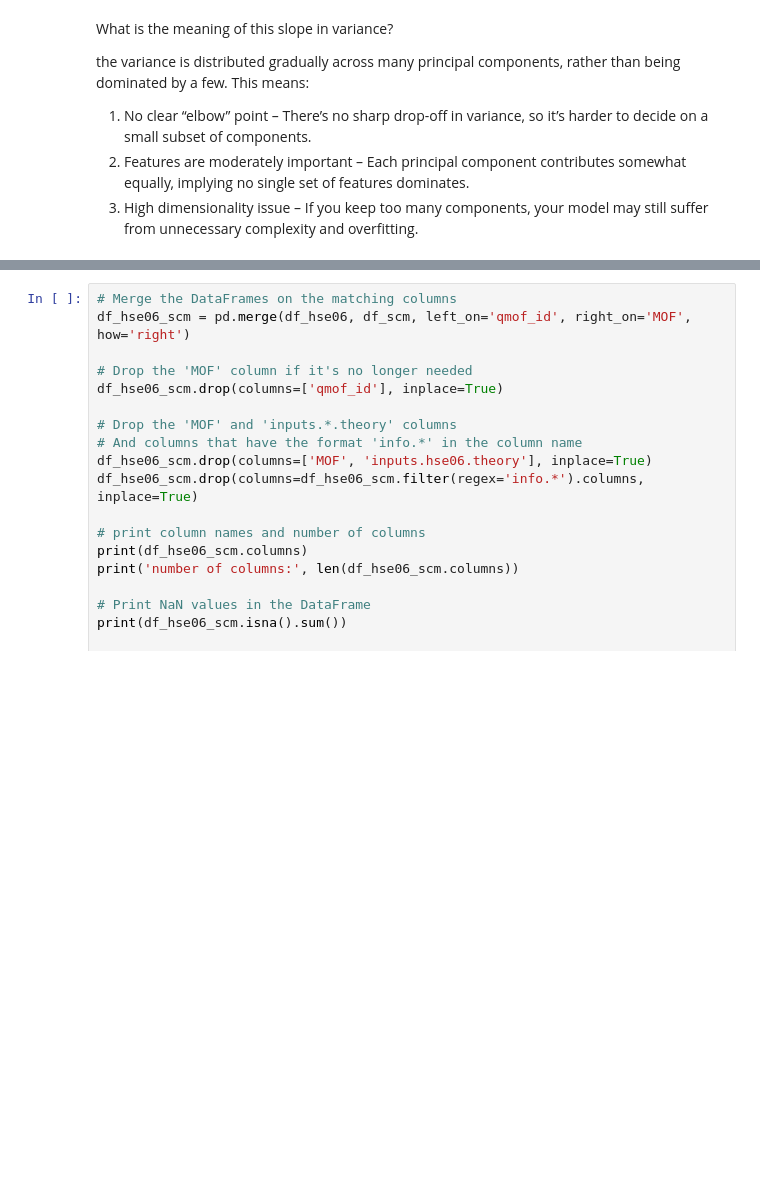
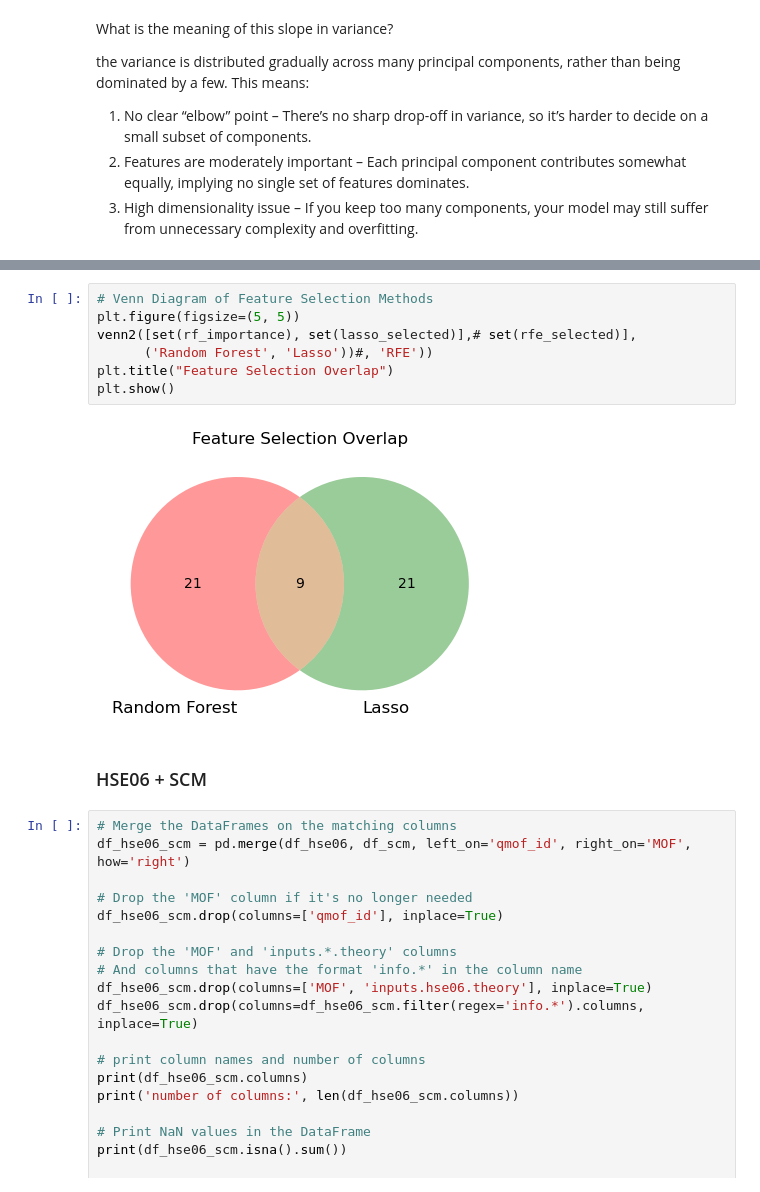
Before and after one commit to manendri/battery-materials-dsbc25, a Jupyter notebook: exploration/other/Features_Selection_Simran.ipynb, the cells around one changed output, grey strips where cells are left out. Drawn from its saved outputs; the diff is of its cells as text; blank space fills up the shorter version.

```diff
--- a/exploration/other/Features_Selection_Simran.ipynb
+++ b/exploration/other/Features_Selection_Simran.ipynb
@@ -339,3 +453,14 @@ HSE06 + SCM
+# %%
+# Venn Diagram of Feature Selection Methods
+plt.figure(figsize=(5, 5))
+venn2([set(rf_importance), set(lasso_selected)],# set(rfe_selected)],
+      ('Random Forest', 'Lasso'))#, 'RFE'))
+plt.title("Feature Selection Overlap")
+plt.show()
+# %% [output]
+[figure, added]
+# %% [markdown]
+### HSE06 + SCM
 # %%
 # Merge the DataFrames on the matching columns
 df_hse06_scm = pd.merge(df_hse06, df_scm, left_on='qmof_id', right_on='MOF', how='right')
```
Also changed, not shown: parts of 55 cells of this notebook.
